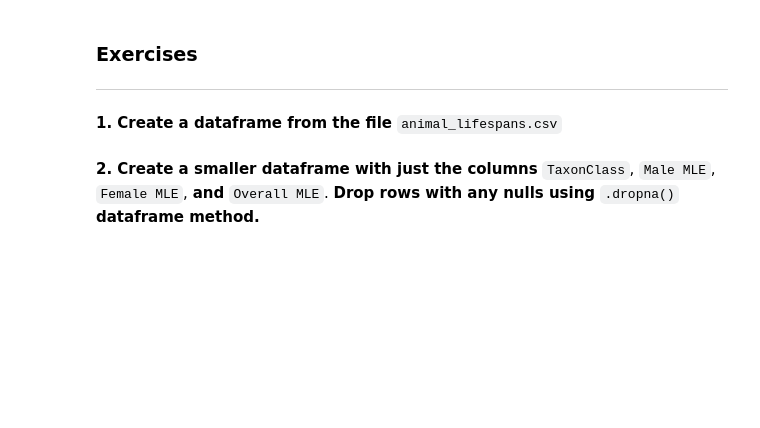
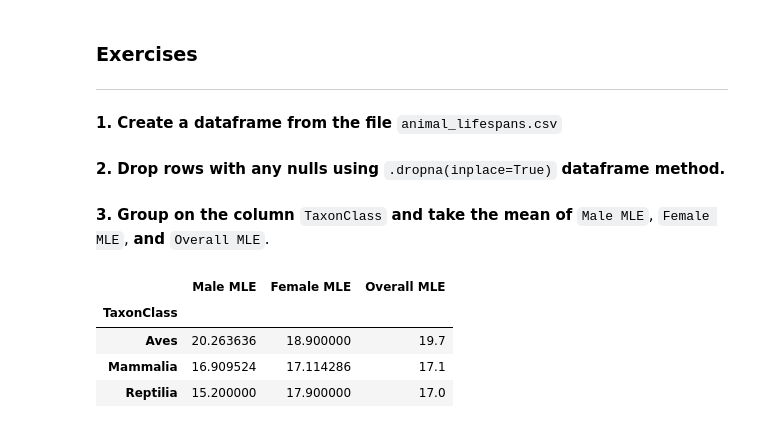
Before and after one commit to robcarrington/python-for-data-science, a Jupyter notebook: Session8/Session8_Exercises_Solved.ipynb, the cells around one changed output. Cells and saved outputs as stored; diff of their text form; code cells hidden in the pictures; blank space fills up the shorter version.

```diff
--- a/Session8/Session8_Exercises_Solved.ipynb
+++ b/Session8/Session8_Exercises_Solved.ipynb
@@ -242,2 +202,2 @@ animal_df = pd.read_csv("animal_lifespans.csv", encoding='latin-1')
 # %% [markdown]
-**2. Create a smaller dataframe with just the columns** `TaxonClass`, `Male MLE`, `Female MLE`, **and** `Overall MLE`. **Drop rows with any nulls using** `.dropna()` **dataframe method.**
+**2. Drop rows with any nulls using** `.dropna(inplace=True)` **dataframe method.**
@@ -244,4 +206,11 @@ animal_df = pd.read_csv("animal_lifespans.csv", encoding='latin-1')
+# %% [markdown]
+**3. Group on the column** `TaxonClass` **and take the mean of** `Male MLE`, `Female MLE`, **and** `Overall MLE`.
 # %%
-cols = ["TaxonClass", "Male MLE", "Female MLE", "Overall MLE"]
-
-small_df = animal_df[cols].dropna()
+output = df.groupby("TaxonClass")['Male MLE', "Female MLE", "Overall MLE"].mean()
+output
+# %% [output]
+|  | Male MLE | Female MLE | Overall MLE |
+| TaxonClass |  |  |  |
+| Aves | 20.263636 | 18.900000 | 19.7 |
+| Mammalia | 16.909524 | 17.114286 | 17.1 |
+| Reptilia | 15.200000 | 17.900000 | 17.0 |
```
Also changed, not shown: parts of 50 cells of this notebook, 11 other files.
